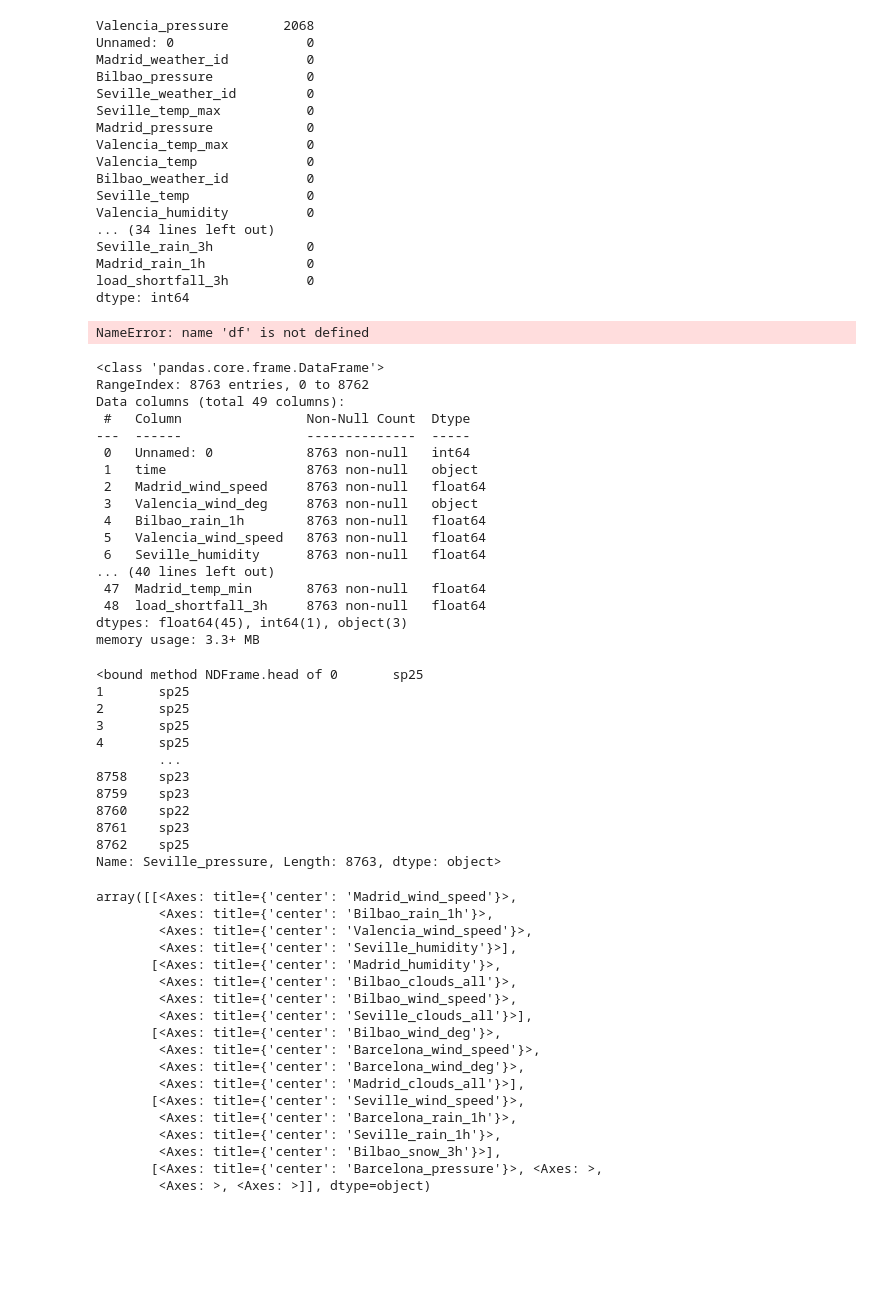
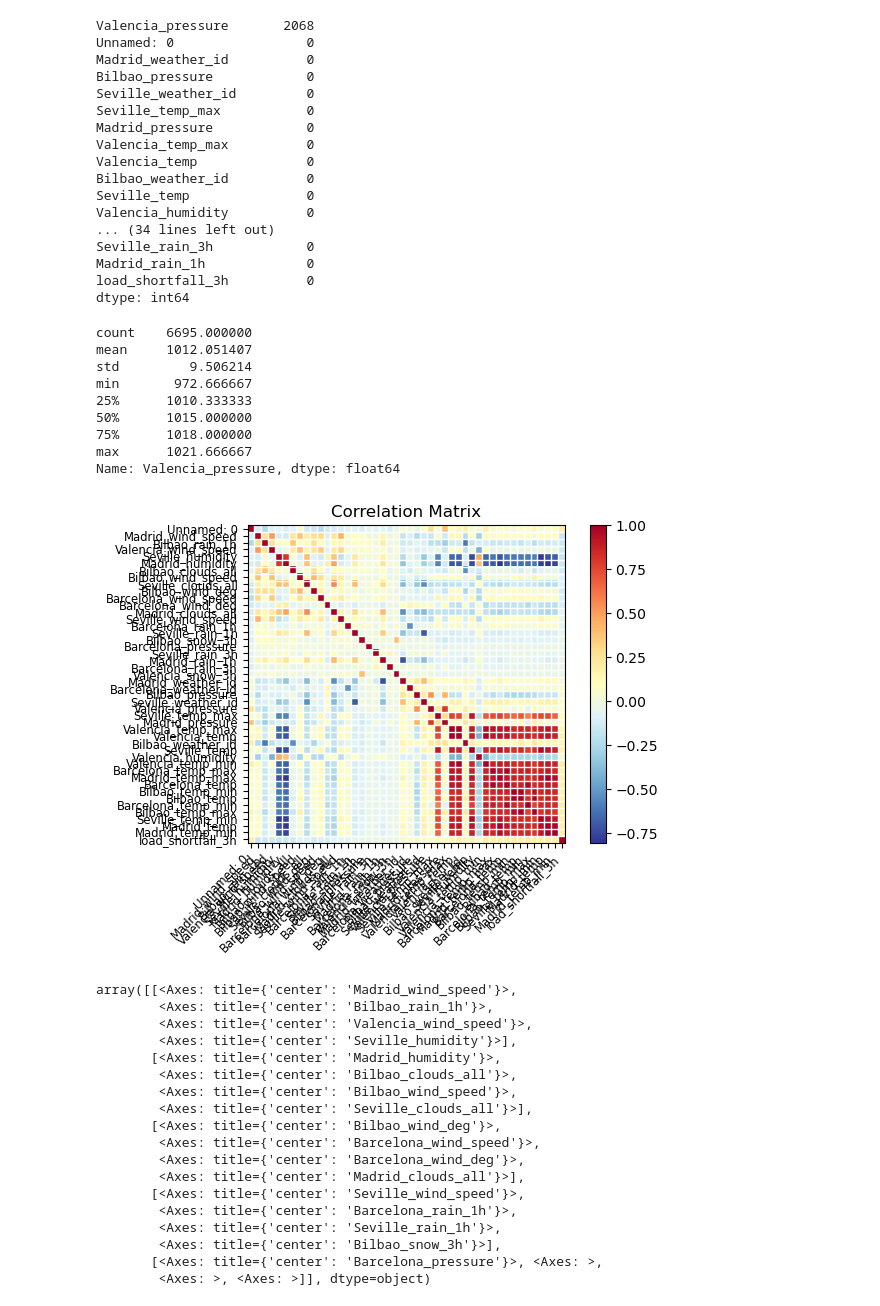
Before and after one commit to Explore-AI/load-shortfall-regression-predict-api, a Jupyter notebook: Advanced_Regression/Advanced-Regression-Starter-Data/starter-notebook.ipynb, the cells around one changed output. Cells and saved outputs as stored; diff of their text form; code cells hidden in the pictures; blank space fills up the shorter version.

```diff
--- a/Advanced_Regression/Advanced-Regression-Starter-Data/starter-notebook.ipynb
+++ b/Advanced_Regression/Advanced-Regression-Starter-Data/starter-notebook.ipynb
@@ -145,44 +147,17 @@ Madrid_rain_1h             0
 load_shortfall_3h          0
 dtype: int64
 # %%
-df.Valencia_pressure.describe()
+df_train.Valencia_pressure.describe()
 # %% [output]
-NameError: name 'df' is not defined
+count    6695.000000
+mean     1012.051407
+std         9.506214
+min       972.666667
+25%      1010.333333
+50%      1015.000000
+75%      1018.000000
+max      1021.666667
+Name: Valencia_pressure, dtype: float64
-# %%
-df_train.info()
-# %% [output]
-<class 'pandas.core.frame.DataFrame'>
-RangeIndex: 8763 entries, 0 to 8762
-Data columns (total 49 columns):
- #   Column                Non-Null Count  Dtype
----  ------                --------------  -----
- 0   Unnamed: 0            8763 non-null   int64
- 1   time                  8763 non-null   object
- 2   Madrid_wind_speed     8763 non-null   float64
- 3   Valencia_wind_deg     8763 non-null   object
- 4   Bilbao_rain_1h        8763 non-null   float64
- 5   Valencia_wind_speed   8763 non-null   float64
- 6   Seville_humidity      8763 non-null   float64
-... (40 lines left out)
- 47  Madrid_temp_min       8763 non-null   float64
- 48  load_shortfall_3h     8763 non-null   float64
-dtypes: float64(45), int64(1), object(3)
-memory usage: 3.3+ MB
-# %%
-df_train.Seville_pressure.head
-# %% [output]
-<bound method NDFrame.head of 0       sp25
-1       sp25
-2       sp25
-3       sp25
-4       sp25
-        ...
-8758    sp23
-8759    sp23
-8760    sp22
-8761    sp23
-8762    sp25
-Name: Seville_pressure, Length: 8763, dtype: object>
 # %%
 # plot relevant feature interactions
 
@@ -190,7 +165,11 @@ Name: Seville_pressure, Length: 8763, dtype: object>
 # %%
 # evaluate correlation
-
-##Kamo, Katlego
+##kamo (seabron)
+corr = df_train.drop(['Seville_pressure','Valencia_wind_deg','time'], axis='columns').corr()
+# %%
+fig=plot_corr(corr,xnames=corr.columns)
+# %% [output]
+[figure, added]
 # %%
 # have a look at feature distributions
 
```
Also changed, not shown: parts of 23 cells of this notebook.
